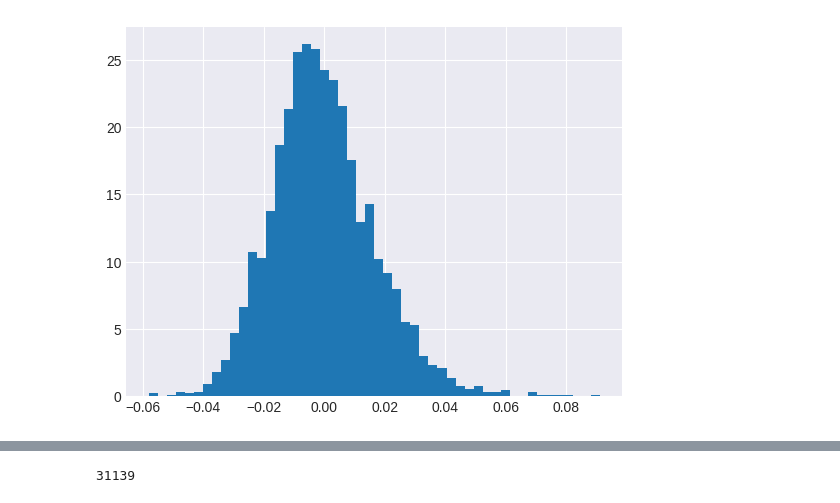
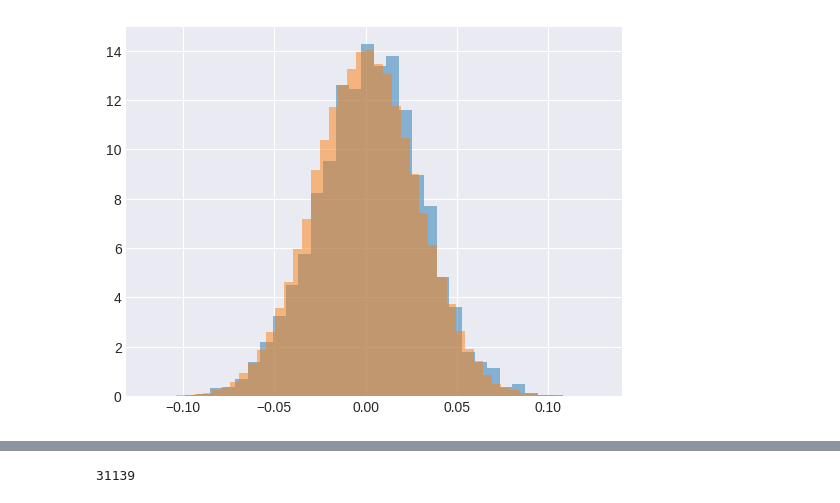
Before and after one commit to lukeoloughlin/GW-model, a Jupyter notebook: gw_martingale.ipynb, the cells around one changed output, grey strips where cells are left out. Cells and saved outputs as stored; diff of their text form; code cells hidden in the pictures.

```diff
--- a/gw_martingale.ipynb
+++ b/gw_martingale.ipynb
@@ -92,5 +92,6 @@ plt.show()
 # %%
-plt.hist(sim.LCC_open_martingale_normalised[1:3001, 0] - sim.LCC_open_martingale_normalised[:3000, 0], bins=50, density=True)
+plt.hist(sim.LCC_open_martingale_normalised[4000:-1,0] - sim.LCC_open_martingale_normalised[4001:,0], bins=30, density=True, alpha=0.5)
+plt.hist(np.random.normal(size=100_000)*np.sqrt(0.1)*2 / np.sqrt(500), bins=50, density=True, alpha=0.5)
 plt.show()
 # %% [output]
-[figure, old version]
+[figure, new version]
```
Also changed, not shown: parts of 39 cells of this notebook.
